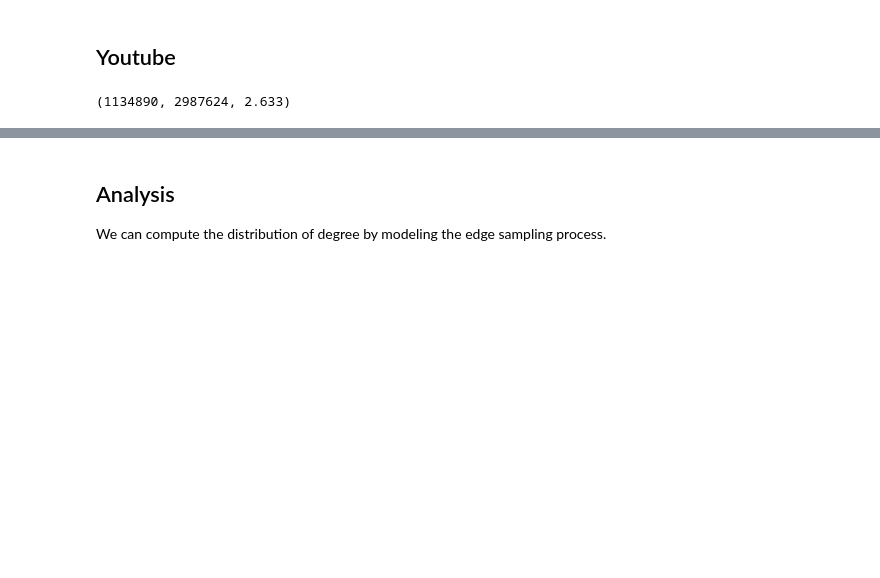
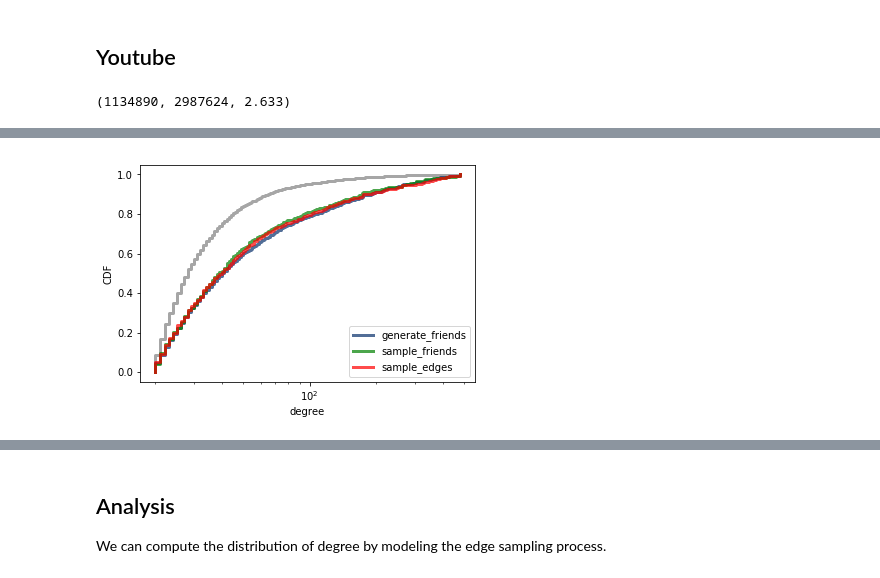
Before and after one commit to newsch/friend_value_hacking, a Jupyter notebook: code/social2evan.ipynb, the cells around one changed output, grey strips where cells are left out. Saved outputs shown, nothing was run; the diff lists cells and outputs as text; code cells hidden in the pictures; blank space fills up the shorter version.

```diff
--- a/code/social2evan.ipynb
+++ b/code/social2evan.ipynb
@@ -199,0 +200,24 @@ compare_friend_degree(yt)
+# %%
+def compare_friend_degree_log_x(G):
+
+    # enumerate the nodes
+    node_degree = [G.degree(node) for node in generate_nodes(G)]
+    thinkplot.Cdf(Cdf(node_degree), color='gray')
+
+    # enumerate the friends
+    friend_degree = [G.degree(node) for node in generate_friends(G)]
+    thinkplot.Cdf(Cdf(friend_degree), label='generate_friends')
+
+    # sample friends
+    friend_degree_sample = [G.degree(node) for node in sample_friends(G)]
+    thinkplot.Cdf(Cdf(friend_degree_sample), color='green', label='sample_friends')
+
+    # sample edges
+    edge_degree_sample = [G.degree(node) for node in sample_edges(G)]
+    thinkplot.Cdf(Cdf(edge_degree_sample), color='red', label='sample_edges')
+
+    thinkplot.Config(xlabel='degree', ylabel='CDF', xscale='log')
+# %%
+compare_friend_degree_log_x(G)
+# %% [output]
+[figure, added]
```
Also changed, not shown: parts of 10 cells of this notebook.
